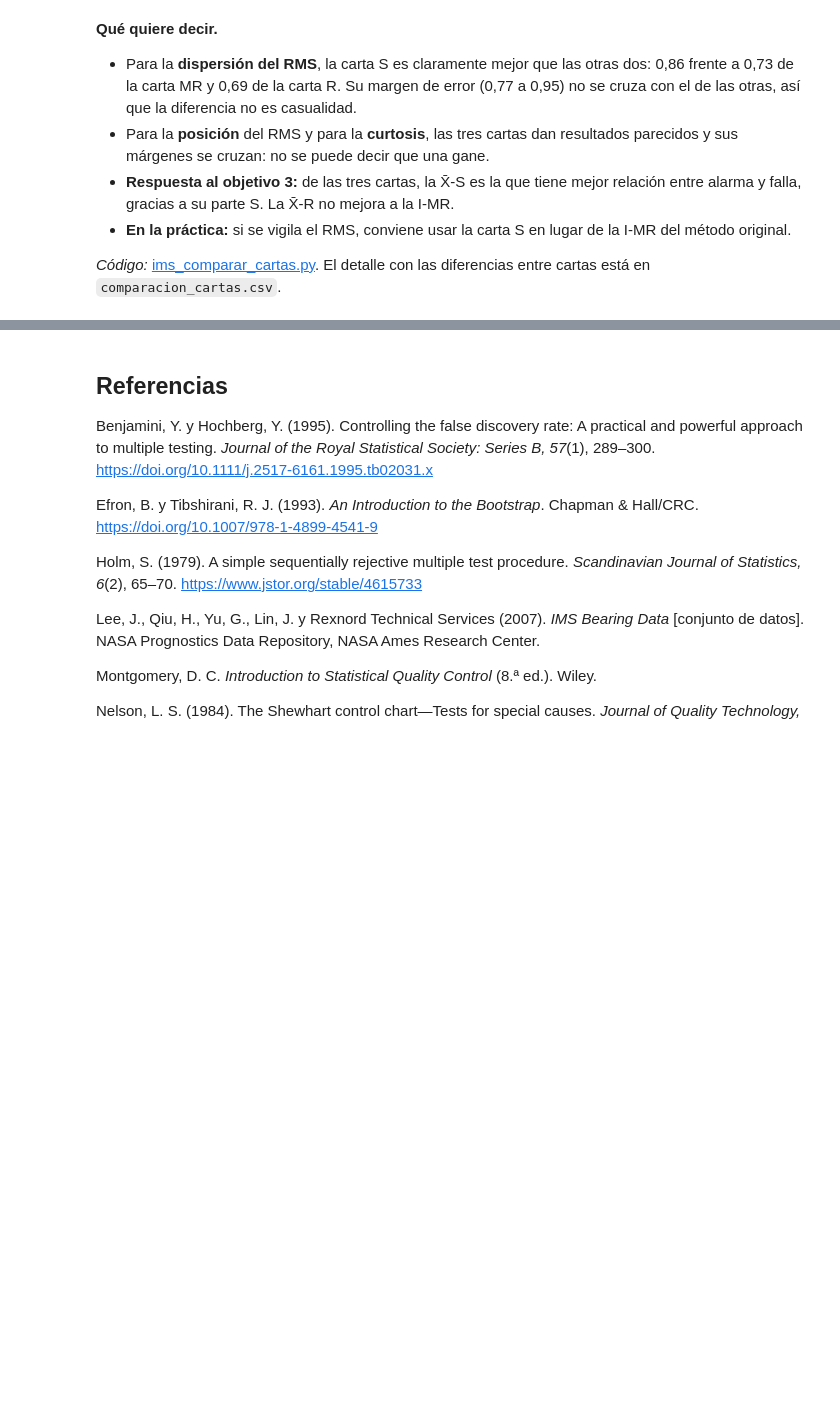
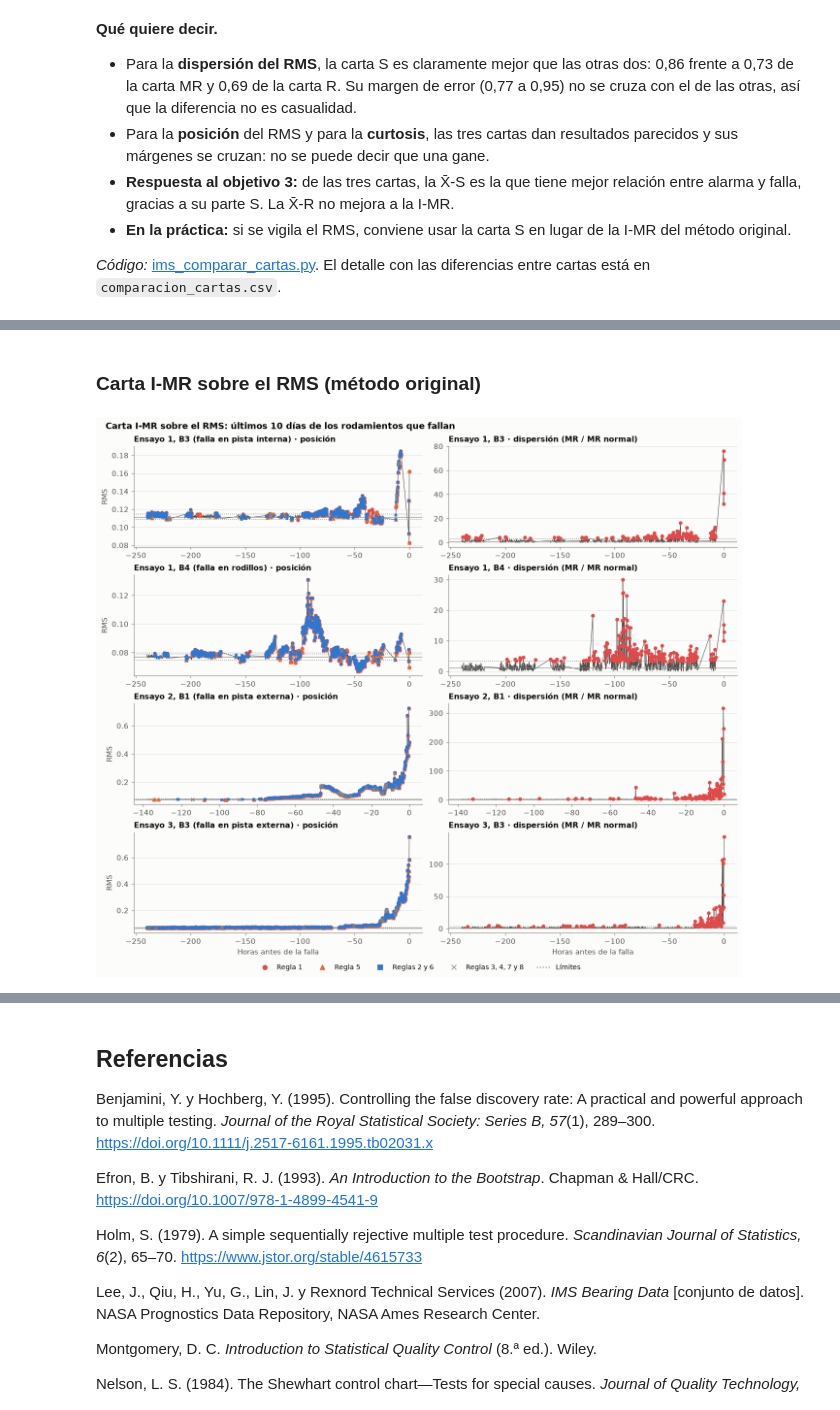
Before and after one commit to mcarocantillo/Mantenimiento-predictivo, a Jupyter notebook: cartas_nelson_ims.ipynb, the cells around one changed output, grey strips where cells are left out. Cells and saved outputs as stored; diff of their text form; code cells hidden in the pictures; blank space fills up the shorter version.

```diff
--- a/cartas_nelson_ims.ipynb
+++ b/cartas_nelson_ims.ipynb
@@ -407,0 +471,6 @@ auc.set_index("Qué mira la carta")[["I-MR", "Xbar-R", "Xbar-S"]].rename(columns
+# %% [markdown]
+### Carta I-MR sobre el RMS (método original)
+# %%
+dibujar_carta("rms", "I-MR")
+# %% [output]
+[figure, added]
```
Also changed, not shown: parts of 17 cells of this notebook, 2 other files.
